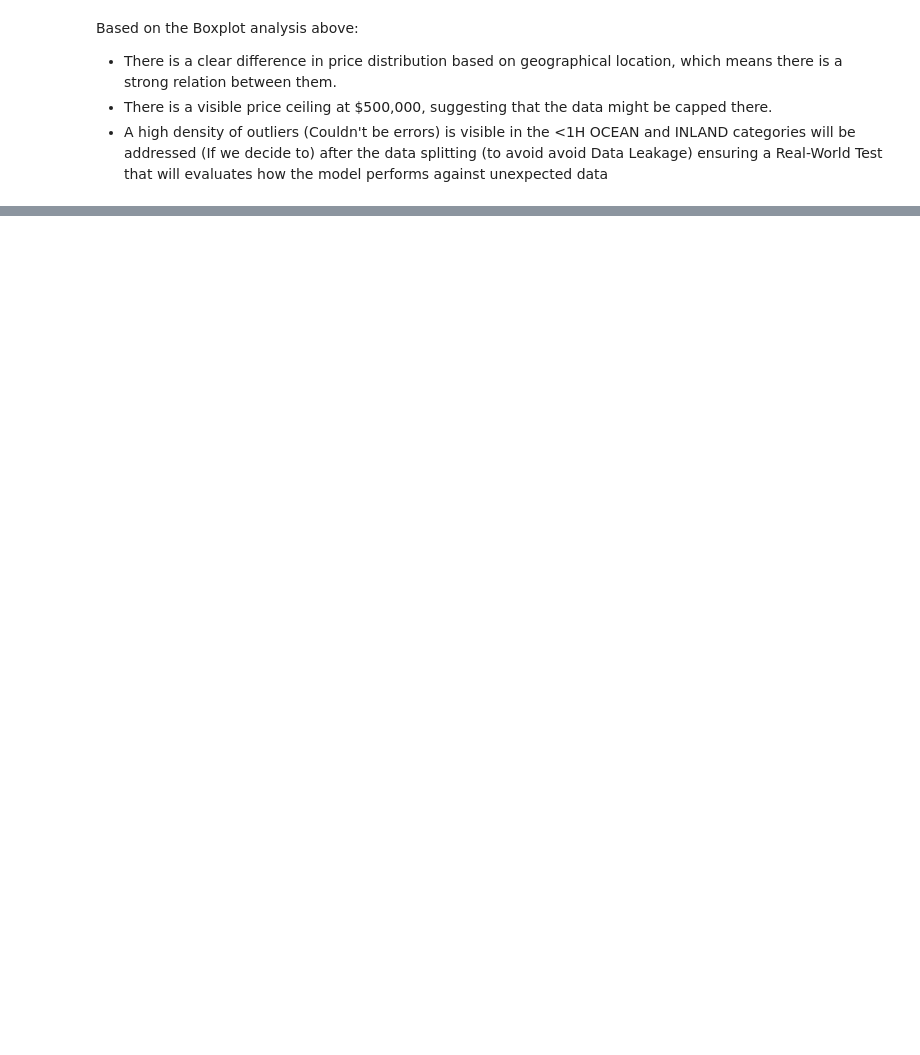
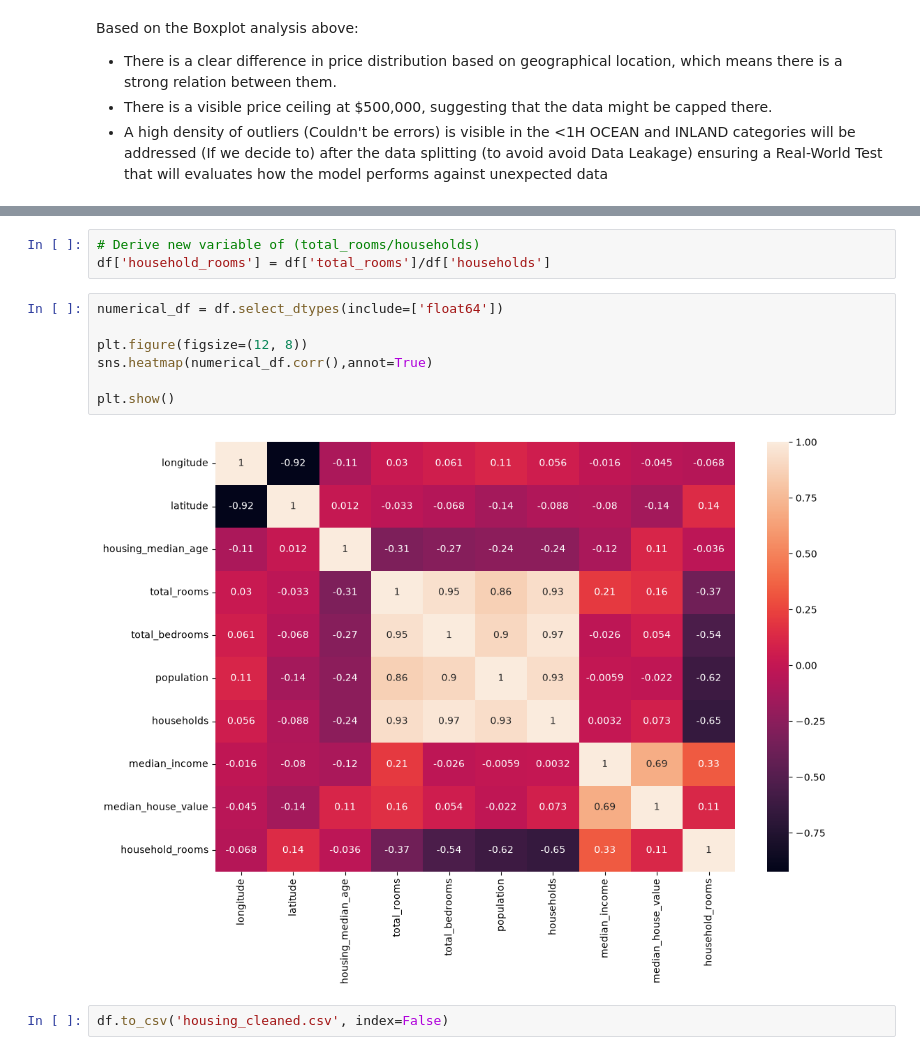
Before and after one commit to dajani-ai/House-Price-Prediction, a Jupyter notebook: EDA.ipynb, the cells around one changed output, grey strips where cells are left out. Drawn from its saved outputs; the diff is of its cells as text; blank space fills up the shorter version.

```diff
--- a/EDA.ipynb
+++ b/EDA.ipynb
@@ -181,0 +104,14 @@ Based on the Boxplot analysis above:
+# %%
+# Derive new variable of (total_rooms/households)
+df['household_rooms'] = df['total_rooms']/df['households']
+# %%
+numerical_df = df.select_dtypes(include=['float64'])
+
+plt.figure(figsize=(12, 8))
+sns.heatmap(numerical_df.corr(),annot=True)
+
+plt.show()
+# %% [output]
+[figure, added]
+# %%
+df.to_csv('housing_cleaned.csv', index=False)
```
Also changed, not shown: parts of 26 cells of this notebook, 3 other files.
